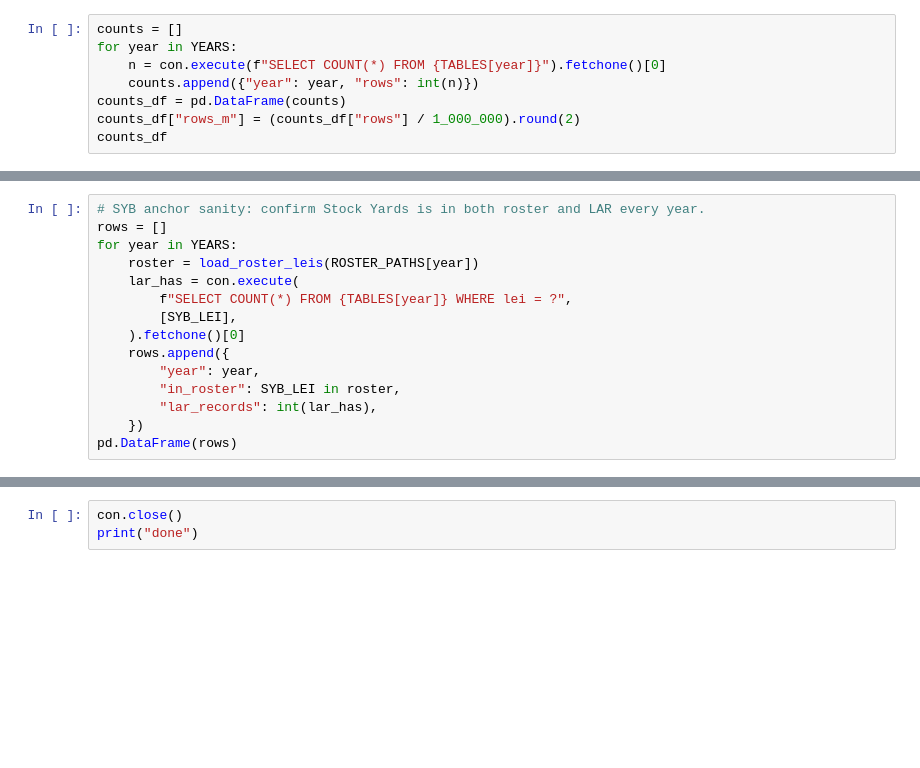
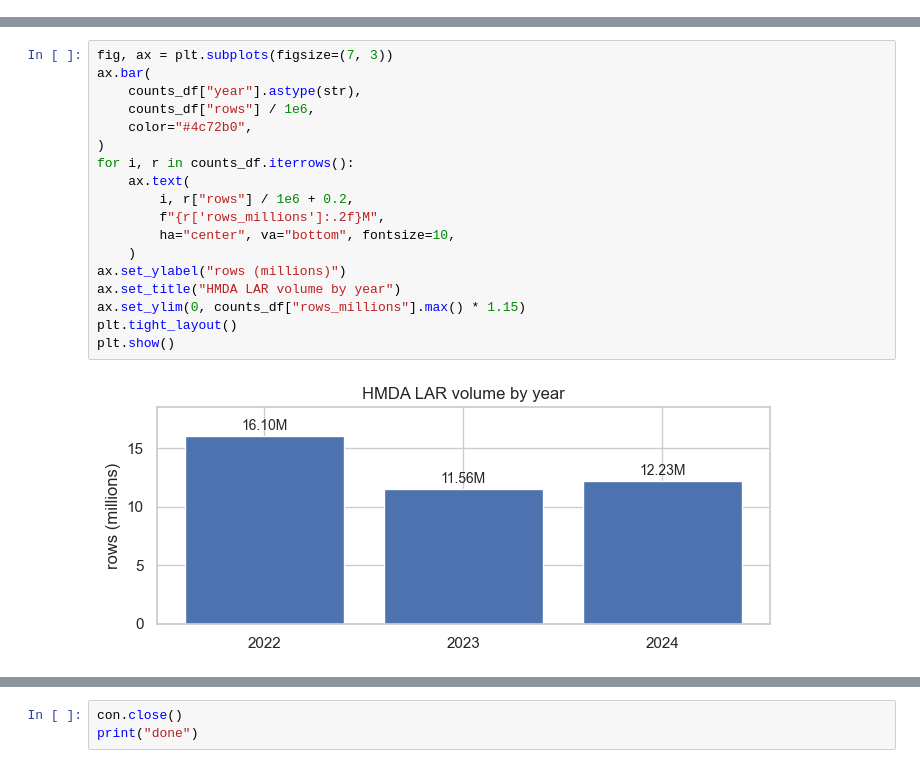
Before and after one commit to thegeshwar/mortgage-lending-analytics, a Jupyter notebook: notebooks/01-hmda-schema-and-quality.ipynb, the cells around one changed output, grey strips where cells are left out. Cells and saved outputs as stored; diff of their text form; blank space fills up the shorter version.

```diff
--- a/notebooks/01-hmda-schema-and-quality.ipynb
+++ b/notebooks/01-hmda-schema-and-quality.ipynb
@@ -91,8 +0,0 @@ manifest_df
-# %%
-counts = []
-for year in YEARS:
-    n = con.execute(f"SELECT COUNT(*) FROM {TABLES[year]}").fetchone()[0]
-    counts.append({"year": year, "rows": int(n)})
-counts_df = pd.DataFrame(counts)
-counts_df["rows_m"] = (counts_df["rows"] / 1_000_000).round(2)
-counts_df
@@ -511,15 +0,0 @@ pd.DataFrame(ri_rows)
-# %%
-# SYB anchor sanity: confirm Stock Yards is in both roster and LAR every year.
-rows = []
-for year in YEARS:
-    roster = load_roster_leis(ROSTER_PATHS[year])
-    lar_has = con.execute(
-        f"SELECT COUNT(*) FROM {TABLES[year]} WHERE lei = ?",
-        [SYB_LEI],
-    ).fetchone()[0]
-    rows.append({
-        "year": year,
-        "in_roster": SYB_LEI in roster,
-        "lar_records": int(lar_has),
-    })
-pd.DataFrame(rows)
@@ -734,0 +111,20 @@ updated docs/data-quality-notes.md
+# %%
+fig, ax = plt.subplots(figsize=(7, 3))
+ax.bar(
+    counts_df["year"].astype(str),
+    counts_df["rows"] / 1e6,
+    color="#4c72b0",
+)
+for i, r in counts_df.iterrows():
+    ax.text(
+        i, r["rows"] / 1e6 + 0.2,
+        f"{r['rows_millions']:.2f}M",
+        ha="center", va="bottom", fontsize=10,
+    )
+ax.set_ylabel("rows (millions)")
+ax.set_title("HMDA LAR volume by year")
+ax.set_ylim(0, counts_df["rows_millions"].max() * 1.15)
+plt.tight_layout()
+plt.show()
+# %% [output]
+[figure, added]
```
Also changed, not shown: parts of 71 cells of this notebook, 8 other files.
